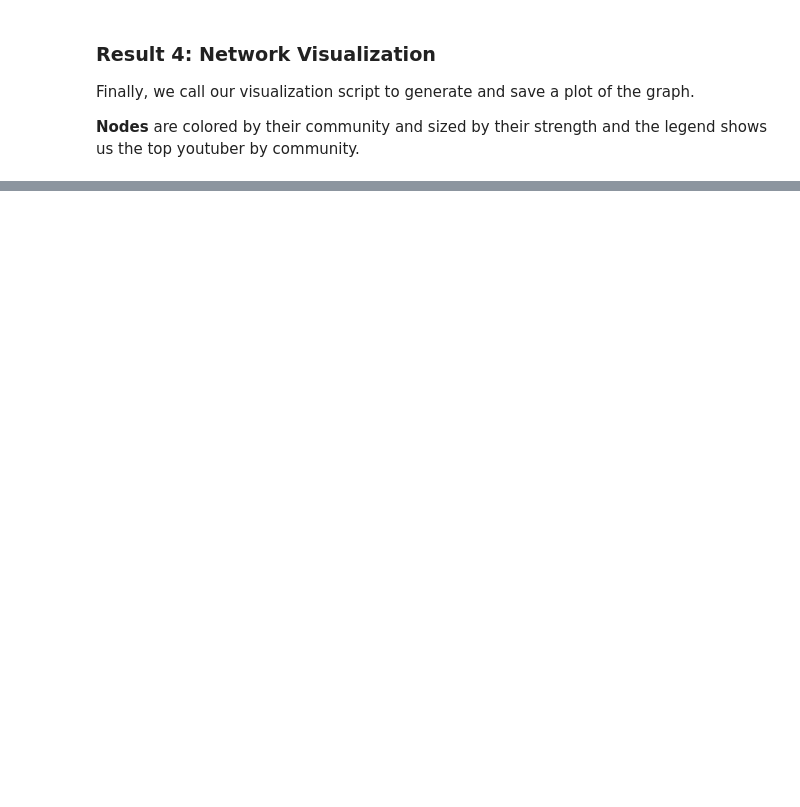
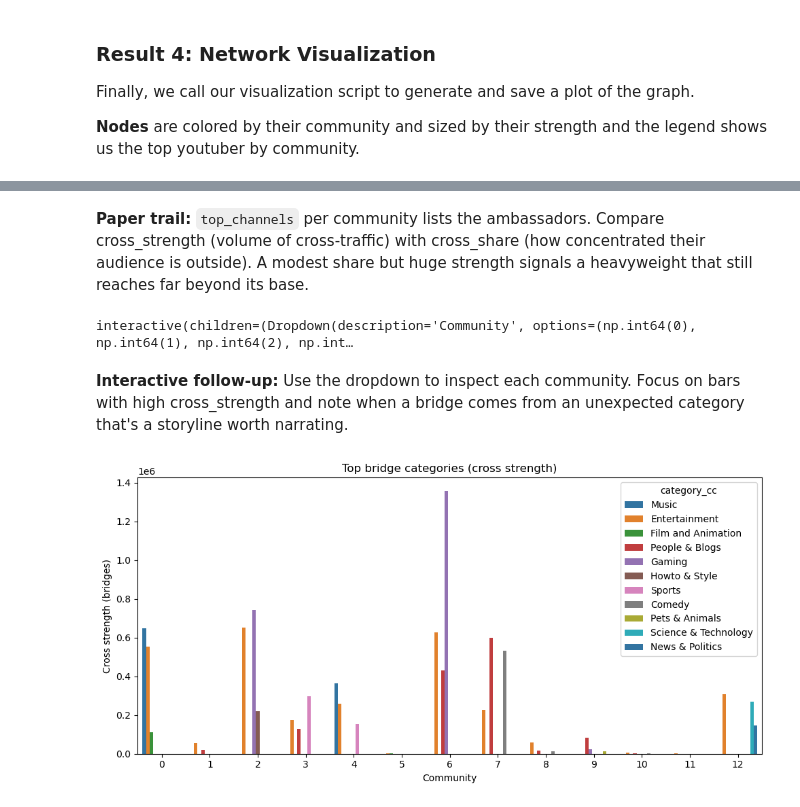
Before and after one commit to epfl-ada/ada-2025-project-zlayjiya, a Jupyter notebook: results.ipynb, the cells around one changed output, grey strips where cells are left out. Cells and saved outputs as stored; diff of their text form; code cells hidden in the pictures; blank space fills up the shorter version.

```diff
--- a/results.ipynb
+++ b/results.ipynb
@@ -269,0 +680,60 @@ Visualization subgraph: 187 nodes, 5014 edges
+# %% [markdown]
+**Paper trail:** `top_channels` per community lists the ambassadors. Compare cross_strength (volume of cross-traffic) with cross_share (how concentrated their audience is outside). A modest share but huge strength signals a heavyweight that still reaches far beyond its base.
+# %%
+
+# Interactive bar: inspect top bridge channels per community
+communities = sorted(top_channels["community"].unique())
+palette = sns.color_palette("tab20", len(communities))
+comm_color = {c: palette[i % len(palette)] for i, c in enumerate(communities)}
+
+@interact(comm=widgets.Dropdown(options=communities, description="Community"))
+def plot_top_channels_by_comm(comm):
+    # Sort by cross strength to surface the biggest movers first
+    data = top_channels[top_channels["community"] == comm].sort_values("cross_strength", ascending=False)
+    if data.empty:
+        print("No bridge channels for this community.")
+        return
+    plt.figure(figsize=(9, max(4, 0.4 * len(data))))
+    sns.barplot(
+        data=data,
+        y="name",
+        x="cross_strength",
+        color=comm_color.get(comm, "#1f77b4")
+    )
+    for i, row in data.reset_index().iterrows():
+        plt.text(row["cross_strength"] * 1.01, i, f"share {row['cross_share']:.2f}", va="center", fontsize=7)
+    plt.xlabel("Cross strength (raw weight)")
+    plt.ylabel("Channel")
+    plt.title(f"Top bridge channels — community {comm}")
+    plt.tight_layout()
+    plt.show()
+# %% [output]
+interactive(children=(Dropdown(description='Community', options=(np.int64(0), np.int64(1), np.int64(2), np.int…
+# %% [markdown]
+**Interactive follow-up:** Use the dropdown to inspect each community. Focus on bars with high cross_strength and note when a bridge comes from an unexpected category that's a storyline worth narrating.
+# %%
+
+# Grouped bars: top 3 bridge categories per community
+cat_top3 = (
+    agg.sort_values(["community", "cross_strength"], ascending=[True, False])
+       .groupby("community")
+       .head(3)
+)
+
+# Highest-volume bridge categories per community (top 3 each)
+plt.figure(figsize=(10, 5))
+sns.barplot(
+    data=cat_top3,
+    x="community",
+    y="cross_strength",
+    hue=cat_col,
+    palette="tab10"
+)
+plt.ylabel("Cross strength (bridges)")
+plt.xlabel("Community")
+plt.title("Top bridge categories (cross strength)")
+plt.tight_layout()
+plt.savefig("reports/figures/bridge_categories_top3.png", dpi=150, bbox_inches="tight")
+plt.show()
+# %% [output]
+[figure, added]
```
Also changed, not shown: parts of 26 cells of this notebook.
